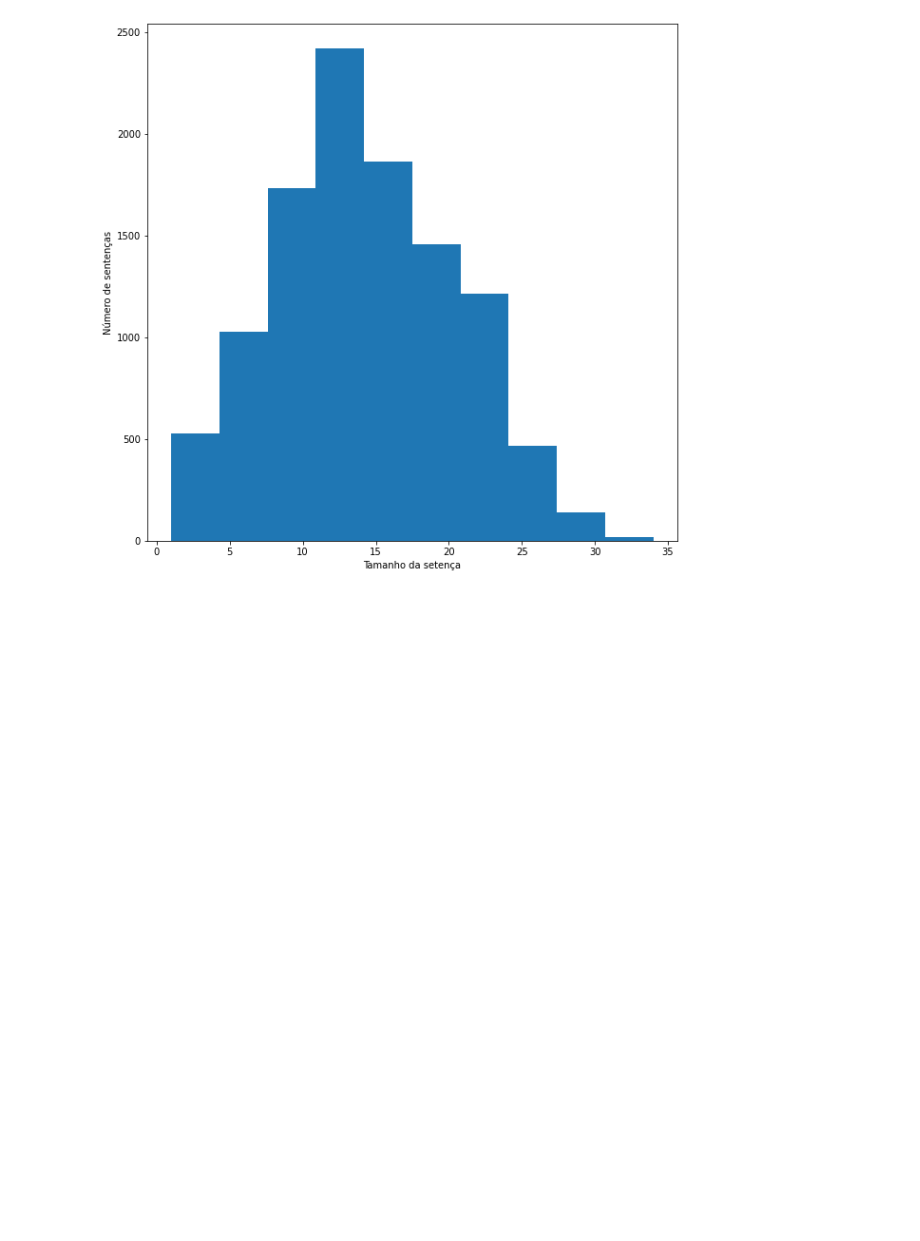
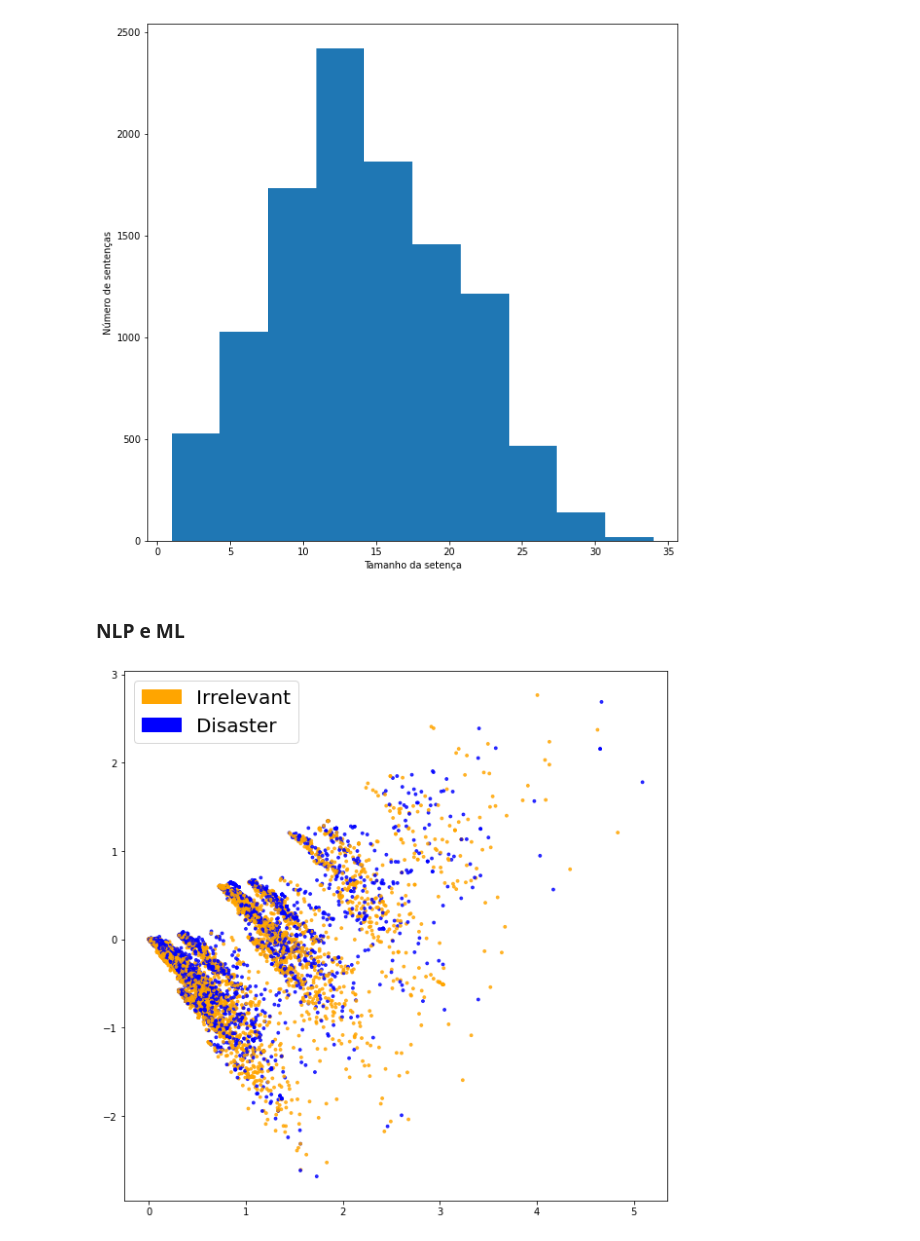
Before and after one commit to Luan144/cognitive_computing_py, a Jupyter notebook: mytrailhead/01_NLP_intro_bootcamp_academy.ipynb, the cells around one changed output. Drawn from its saved outputs; the diff is of its cells as text; code cells hidden in the pictures; blank space fills up the shorter version.

```diff
--- a/mytrailhead/01_NLP_intro_bootcamp_academy.ipynb
+++ b/mytrailhead/01_NLP_intro_bootcamp_academy.ipynb
@@ -26,6 +29,7 @@ import gensim
 # %%
 # Inspecionando os dados
-questions = pd.read_csv("socialmedia_relevant_cols.csv", encoding="unicode_escape")
+social_media_dataset_path = "data/socialmedia_relevant_cols.csv"
+questions = pd.read_csv(social_media_dataset_path, encoding="unicode_escape")
 questions.columns=['text', 'choose_one', 'class_label']
 # %%
 #Primeiras linhas
@@ -154,3 +158,38 @@ plt.hist(sentence_lengths)
 plt.show()
 # %% [output]
 [figure]
+# %% [markdown]
+### NLP e ML
+# %%
+# Construindo bag-of-words com count-vectorizer
+count_vectorizer = CountVectorizer()
+# Separando o texto da variável alvo
+list_corpus = clean_questions["text"].tolist()
+list_labels = clean_questions["class_label"].tolist()
+# Construindo exemplos para treinamento e teste
+X_train, X_test, y_train, y_test = train_test_split(list_corpus, list_labels, test_size=0.2, random_state=40)
+# Aprendendo o vacabulário e contabilizando os termos para teste
+X_train_counts = count_vectorizer.fit_transform(X_train)
+# Contabilizando os termos no vocabulário aprendido para treino
+X_test_counts = count_vectorizer.transform(X_test)
+# %%
+# Método para plotar o gráfico com a distribuição do vocabulário por variável alvo
+def plot_LSA(test_data, test_labels, savepath="PCA_demo.csv", plot=True):
+    lsa = TruncatedSVD(n_components=2)
+    lsa.fit(test_data)
+    lsa_scores = lsa.transform(test_data)
+    color_mapper = {label:idx for idx,label in enumerate(set(test_labels))}
+    color_column = [color_mapper[label] for label in test_labels]
+    colors = ['orange','blue','blue']
+
+    if plot:
+        plt.scatter(lsa_scores[:,0], lsa_scores[:,1], s=8, alpha=.8, c=test_labels, cmap=matplotlib.colors.ListedColormap(colors))
+        red_patch = mpatches.Patch(color='orange', label='Irrelevant')
+        green_patch = mpatches.Patch(color='blue', label='Disaster')
+        plt.legend(handles=[red_patch, green_patch], prop={'size': 20})
+# %%
+fig = plt.figure(figsize=(10, 10))
+plot_LSA(test_data=X_train_counts, test_labels=y_train, savepath="PCA_demo.csv", plot=True)
+plt.show()
+# %% [output]
+[figure, added]
```
Also changed, not shown: parts of 22 cells of this notebook.
